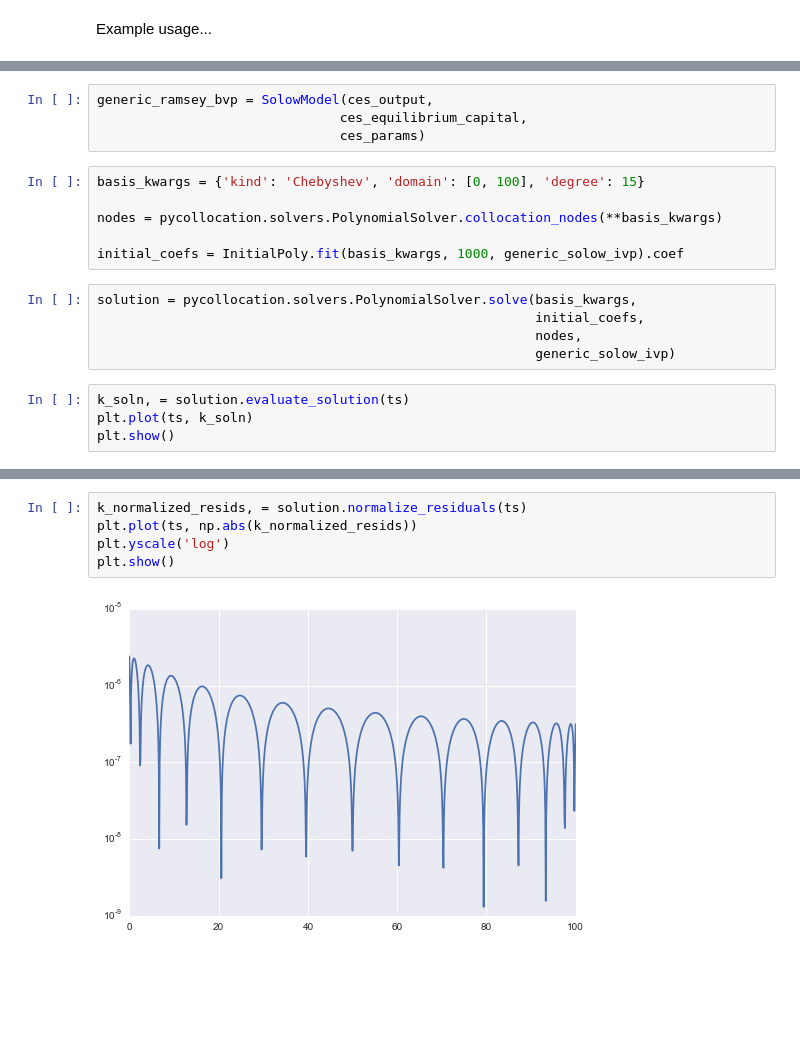
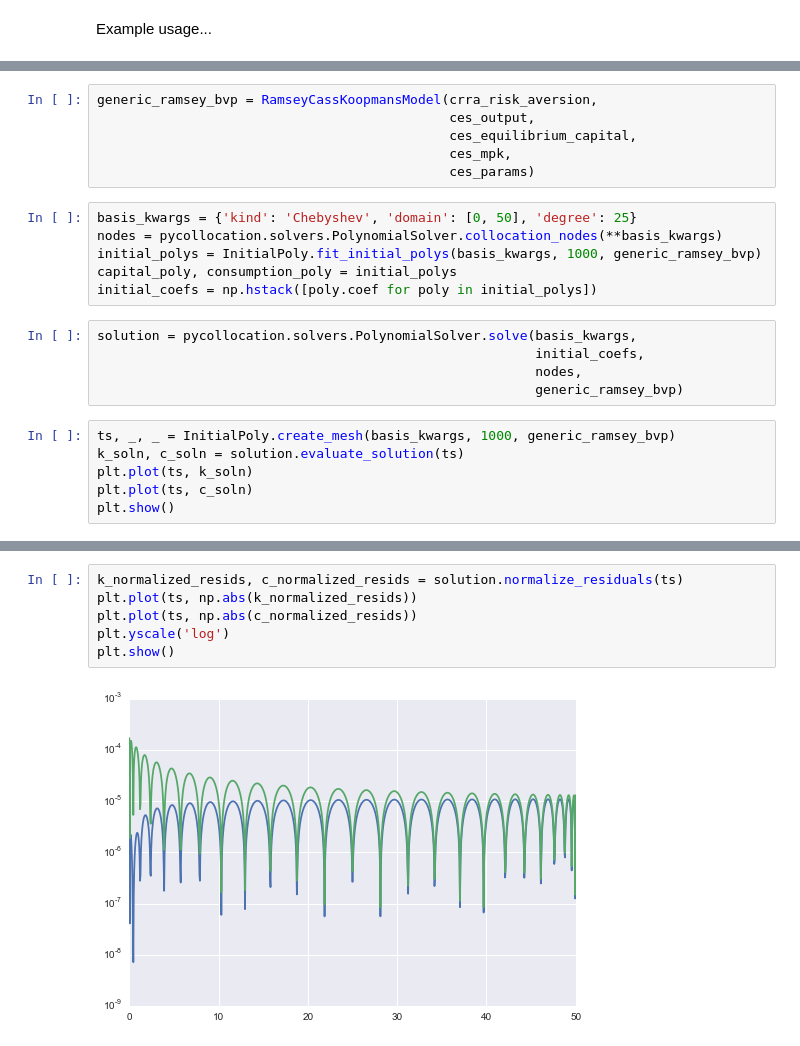
Before and after one commit to davidrpugh/pyCollocation, a Jupyter notebook: examples/ramsey-cass-koopmans-model.ipynb, the cells around one changed output, grey strips where cells are left out. Cells and saved outputs as stored; diff of their text form; blank space fills up the shorter version.

```diff
--- a/examples/ramsey-cass-koopmans-model.ipynb
+++ b/examples/ramsey-cass-koopmans-model.ipynb
@@ -289,20 +345,24 @@ ces_params = {'g': 0.02, 's': 0.1, 'n': 0.02, 'alpha': 0.15, 'delta': 0.04,
 # %%
-generic_ramsey_bvp = SolowModel(ces_output,
-                               ces_equilibrium_capital,
-                               ces_params)
+generic_ramsey_bvp = RamseyCassKoopmansModel(crra_risk_aversion,
+                                             ces_output,
+                                             ces_equilibrium_capital,
+                                             ces_mpk,
+                                             ces_params)
 # %%
-basis_kwargs = {'kind': 'Chebyshev', 'domain': [0, 100], 'degree': 15}
-
+basis_kwargs = {'kind': 'Chebyshev', 'domain': [0, 50], 'degree': 25}
 nodes = pycollocation.solvers.PolynomialSolver.collocation_nodes(**basis_kwargs)
-
-initial_coefs = InitialPoly.fit(basis_kwargs, 1000, generic_solow_ivp).coef
+initial_polys = InitialPoly.fit_initial_polys(basis_kwargs, 1000, generic_ramsey_bvp)
+capital_poly, consumption_poly = initial_polys
+initial_coefs = np.hstack([poly.coef for poly in initial_polys])
 # %%
 solution = pycollocation.solvers.PolynomialSolver.solve(basis_kwargs,
                                                         initial_coefs,
                                                         nodes,
-                                                        generic_solow_ivp)
+                                                        generic_ramsey_bvp)
 # %%
-k_soln, = solution.evaluate_solution(ts)
+ts, _, _ = InitialPoly.create_mesh(basis_kwargs, 1000, generic_ramsey_bvp)
+k_soln, c_soln = solution.evaluate_solution(ts)
 plt.plot(ts, k_soln)
+plt.plot(ts, c_soln)
 plt.show()
 # %% [output]
@@ -310,7 +370,8 @@ plt.show()
 # %%
-k_normalized_resids, = solution.normalize_residuals(ts)
+k_normalized_resids, c_normalized_resids = solution.normalize_residuals(ts)
 plt.plot(ts, np.abs(k_normalized_resids))
+plt.plot(ts, np.abs(c_normalized_resids))
 plt.yscale('log')
 plt.show()
 # %% [output]
-[figure, old version]
+[figure, new version]
```
Also changed, not shown: parts of 19 cells of this notebook.
